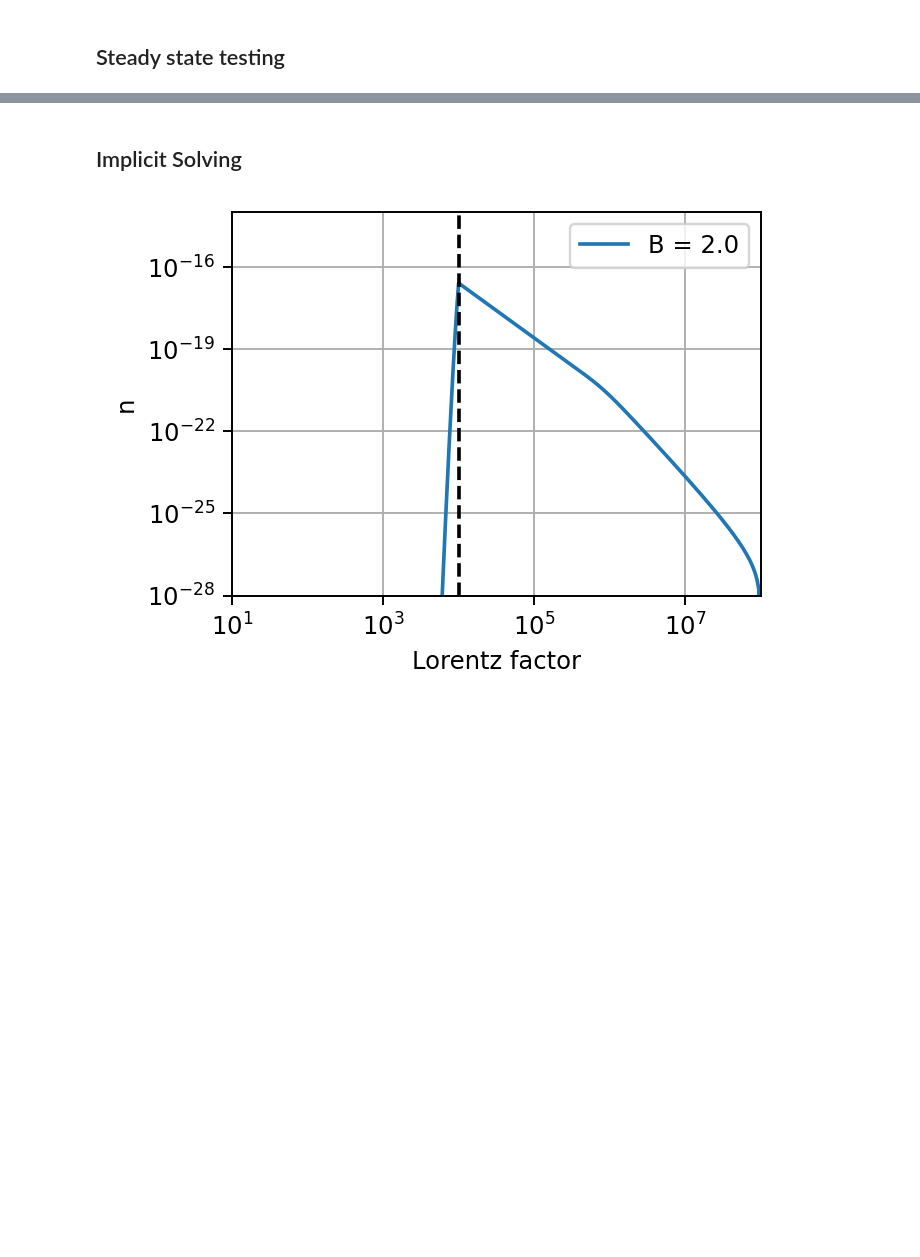
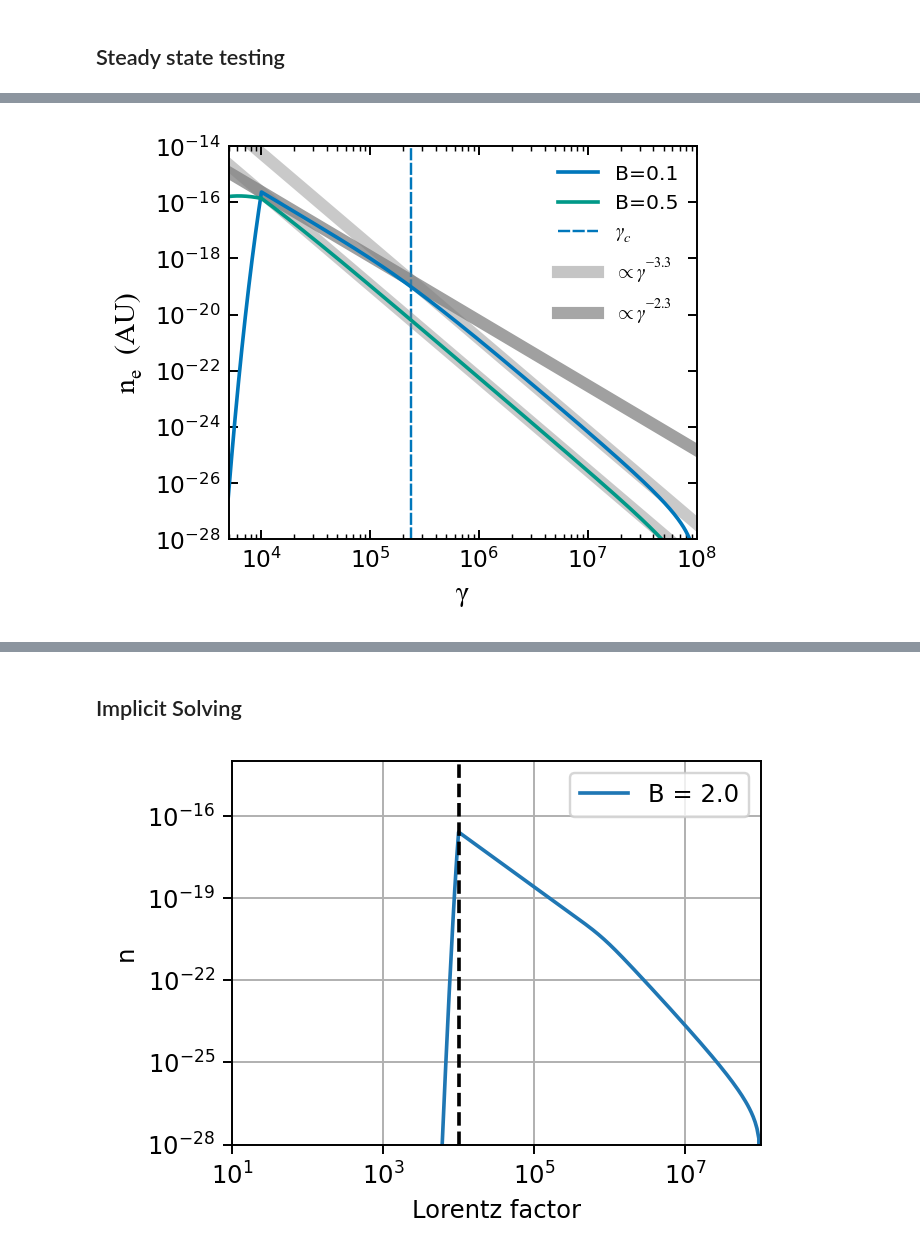
Before and after one commit to me623/Mphys_modelling, a Jupyter notebook: python_notebooks/final_plotting.ipynb, the cells around one changed output, grey strips where cells are left out. Drawn from its saved outputs; the diff is of its cells as text; code cells hidden in the pictures; blank space fills up the shorter version.

```diff
--- a/python_notebooks/final_plotting.ipynb
+++ b/python_notebooks/final_plotting.ipynb
@@ -329,0 +431,60 @@ plt.grid()
+# %%
+path = r"C:\Users\morga\Masters Year\Modelling\Mphys_modelling\csv_data\steady_state"
+files = ["B0.10.csv", "B0.50.csv"]
+names = ["B=0.1", "B=0.5"]
+
+fs=8
+lw = 5
+plt.figure(figsize=[3.75,3])
+for file, name, colour in zip(files, names, [vibrant[0],vibrant[2]]):
+    sim_data=pd.read_csv(path + r"\{}".format(file))
+    run_data = pd.read_csv(path + r"\runs\run_{}".format(file), index_col=False)
+    plt.plot(sim_data["gamma"], sim_data["electron_n"], label=name, c=colour)
+    C = run_data["Q_e0"][0] * run_data["norm"][0]
+    plt.plot(sim_data["gamma"],
+            power_law(np.array(sim_data["gamma"]), -run_data["inject_p"][0]-1, C / (run_data["S"][0]*(1-run_data["inject_p"][0]))),
+            c= "grey",
+            alpha=0.42,
+            ls="-",
+            lw=lw,
+            zorder=1,
+    )
+    if name != names[0]:
+        continue
+    plt.plot(sim_data["gamma"],
+            power_law(np.array(sim_data["gamma"]), -run_data["inject_p"][0], C * run_data["tau_esc"][0]),
+            c = "grey",
+            alpha=0.75,
+            ls="-",
+            lw=lw,
+            zorder=0,
+    )
+    gamma_c = 1 / (run_data["S"][0] * run_data["tau_esc"][0] * (1-run_data["inject_p"][0]))
+    plt.vlines(gamma_c, 1e-32, 2e12, colour, (0, (5, 1)),lw=1,zorder=0,)
+
+plt.plot(np.NaN, np.NaN, ls=(0, (5, 1)), lw=1, c = vibrant[0], label = "$\gamma_c$")
+plt.plot(np.NaN, np.NaN, c= "grey", alpha=0.45, ls="-",lw=lw,
+        label = rf"$\propto\gamma^{{{-run_data['inject_p'][0]-1}}}$",
+        zorder=1,
+)
+
+plt.plot(np.NaN, np.NaN,c = "grey", alpha=0.7, ls="-",lw=lw,
+        label = rf"$\propto\gamma^{{{-run_data['inject_p'][0]}}}$",
+        zorder=0,
+)
+
+plt.yscale("log")
+plt.xscale("log")
+# Customize legend with fontsize
+
+plt.ylabel(r"$\mathrm{n_e}$  (AU)", fontsize=fontsize, fontdict={'family': 'Times New Roman'})
+plt.xlabel(r"$\mathrm{\gamma}$", fontsize=fontsize, fontdict={'family': 'Times New Roman'})
+plt.legend(fontsize=fontsize*0.7, frameon=False)
+# Customize ticks with fontsize
+plt.tick_params(axis='both', which='major', direction="in", labelsize=fontsize*0.8, top=True, right=True)
+plt.tick_params(axis='both', which='minor', direction="in", top=True, right=True)
+plt.xlim(5e3, 1e8)
+plt.ylim(1e-28, 1e-14)
+plt.tight_layout()
+# %% [output]
+[figure, added]
```
Also changed, not shown: parts of 10 cells of this notebook, 5 other files.
